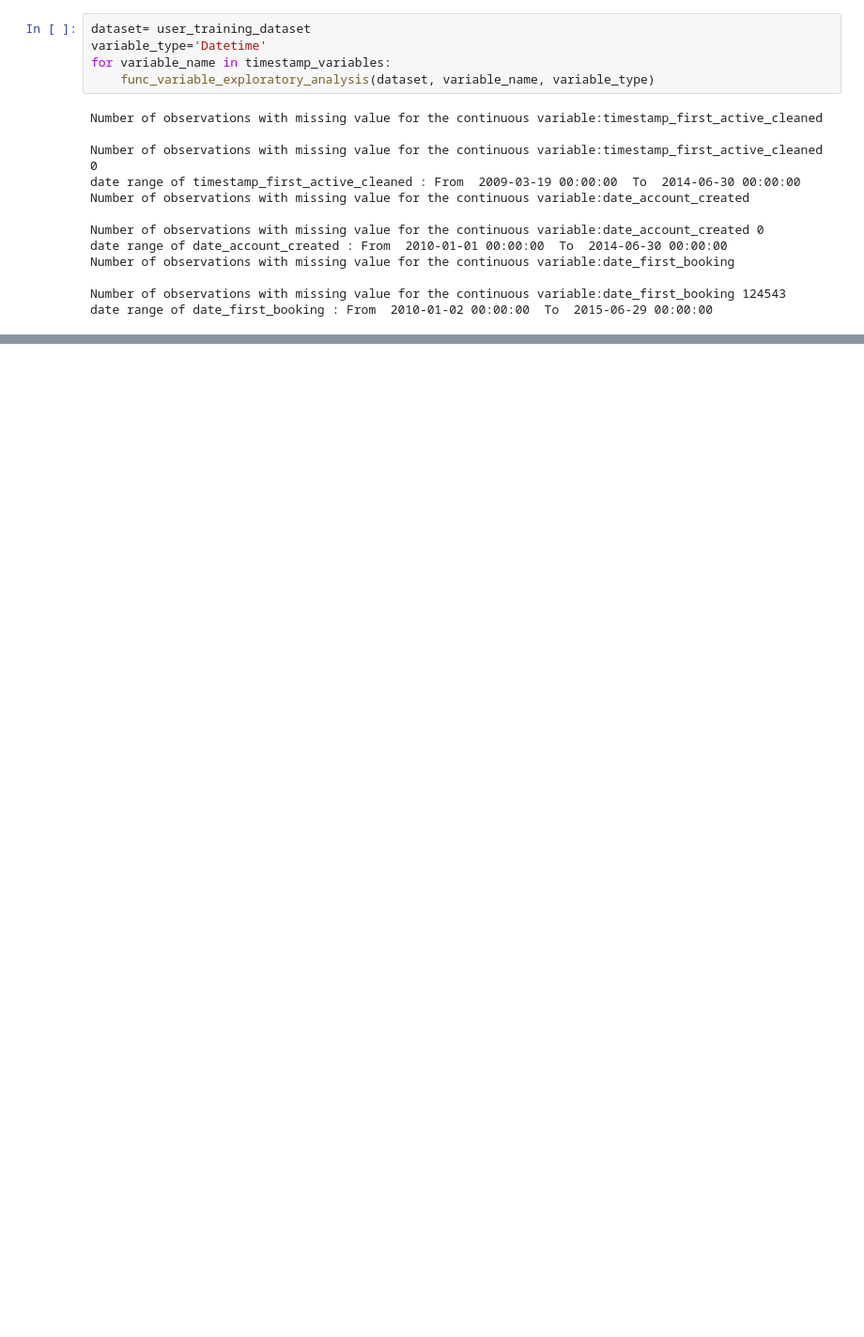
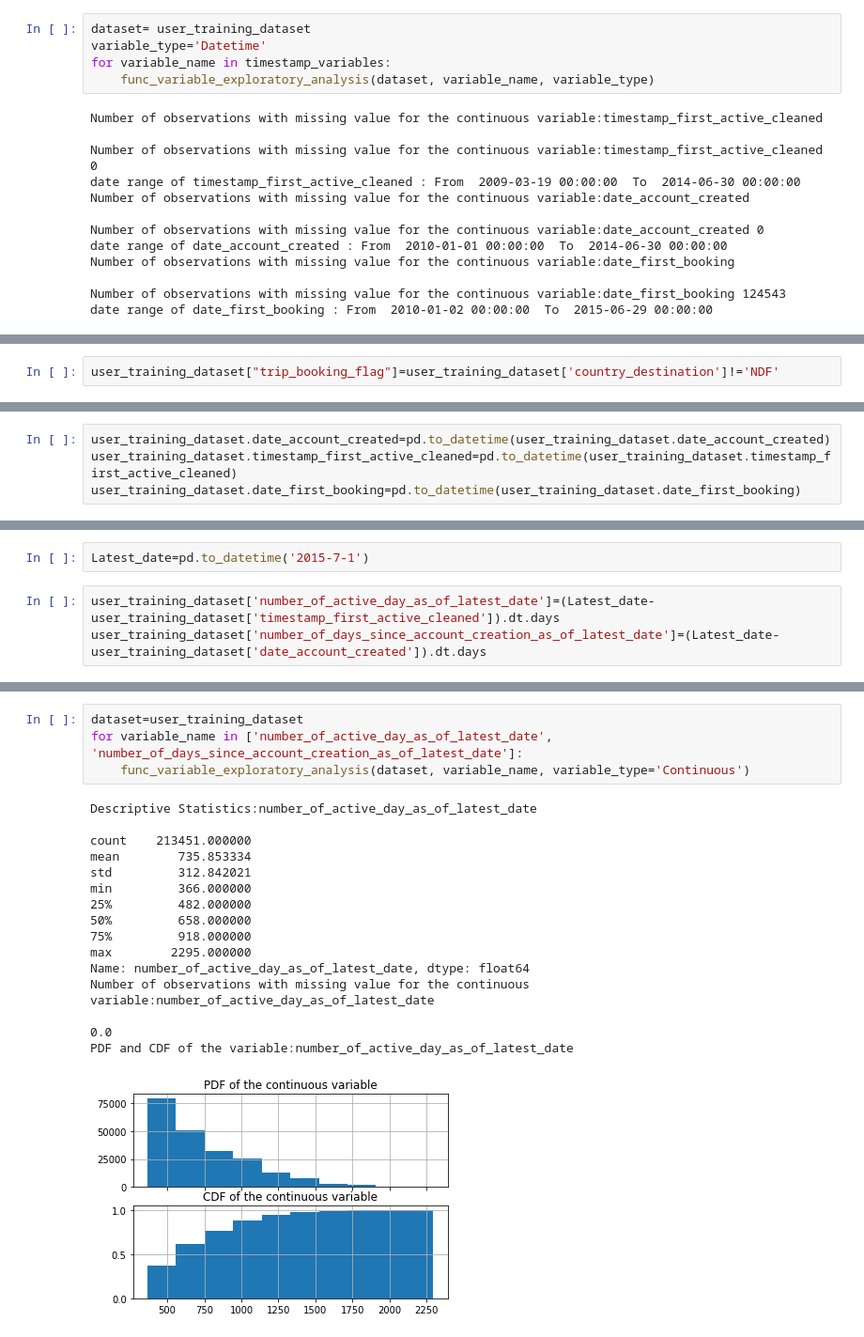
Before and after one commit to yukaabe/Springboard-datasciencebootcamp-repo, a Jupyter notebook: Airbnb Data Exploratory Analysis Script.ipynb, the cells around one changed output, grey strips where cells are left out. Shown: that part at 94% size. Cells and saved outputs as stored; diff of their text form; blank space fills up the shorter version.

```diff
--- a/Airbnb Data Exploratory Analysis Script.ipynb
+++ b/Airbnb Data Exploratory Analysis Script.ipynb
@@ -376,0 +377,2 @@ date range of date_first_booking : From  2010-01-02 00:00:00  To  2015-06-29 00:
+# %%
+user_training_dataset["trip_booking_flag"]=user_training_dataset['country_destination']!='NDF'
@@ -376,0 +408,4 @@ date range of date_first_booking : From  2010-01-02 00:00:00  To  2015-06-29 00:
+# %%
+user_training_dataset.date_account_created=pd.to_datetime(user_training_dataset.date_account_created)
+user_training_dataset.timestamp_first_active_cleaned=pd.to_datetime(user_training_dataset.timestamp_first_active_cleaned)
+user_training_dataset.date_first_booking=pd.to_datetime(user_training_dataset.date_first_booking)
@@ -376,0 +422,5 @@ date range of date_first_booking : From  2010-01-02 00:00:00  To  2015-06-29 00:
+# %%
+Latest_date=pd.to_datetime('2015-7-1')
+# %%
+user_training_dataset['number_of_active_day_as_of_latest_date']=(Latest_date-user_training_dataset['timestamp_first_active_cleaned']).dt.days
+user_training_dataset['number_of_days_since_account_creation_as_of_latest_date']=(Latest_date-user_training_dataset['date_account_created']).dt.days
@@ -376,0 +433,21 @@ date range of date_first_booking : From  2010-01-02 00:00:00  To  2015-06-29 00:
+# %%
+dataset=user_training_dataset
+for variable_name in ['number_of_active_day_as_of_latest_date', 'number_of_days_since_account_creation_as_of_latest_date']:
+    func_variable_exploratory_analysis(dataset, variable_name, variable_type='Continuous')
+# %% [output]
+Descriptive Statistics:number_of_active_day_as_of_latest_date
+
+count    213451.000000
+mean        735.853334
+std         312.842021
+min         366.000000
+25%         482.000000
+50%         658.000000
+75%         918.000000
+max        2295.000000
+Name: number_of_active_day_as_of_latest_date, dtype: float64
+Number of observations with missing value for the continuous variable:number_of_active_day_as_of_latest_date
+
+0.0
+PDF and CDF of the variable:number_of_active_day_as_of_latest_date
+[figure, added]
```
Also changed, not shown: parts of 37 cells of this notebook, 2 other files.
